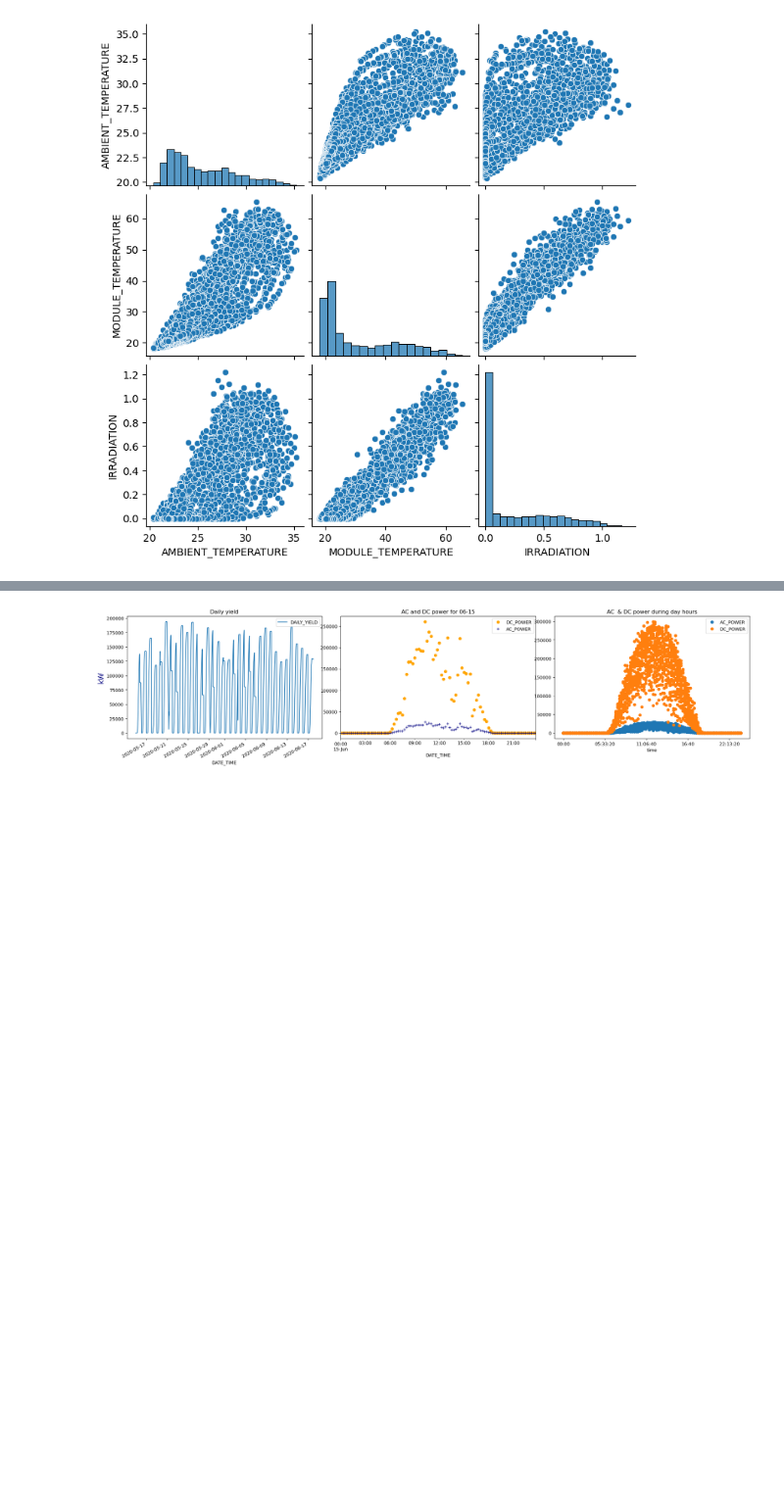
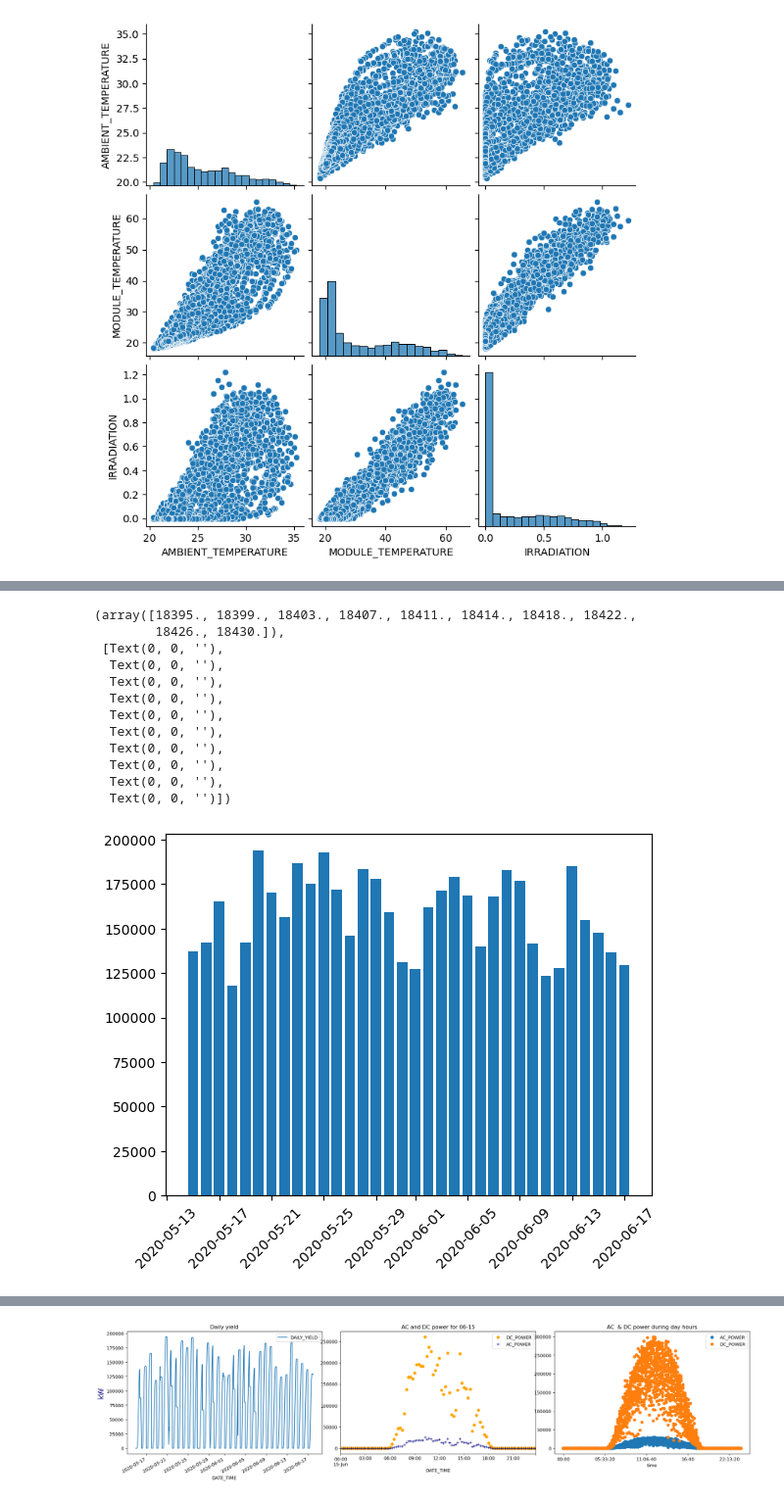
Before and after one commit to sedimir/SediMir, a Jupyter notebook: solar-power-generation.ipynb, the cells around one changed output, grey strips where cells are left out. Shown: that part at 98% size. Saved outputs shown, nothing was run; the diff lists cells and outputs as text; code cells hidden in the pictures; blank space fills up the shorter version.

```diff
--- a/solar-power-generation.ipynb
+++ b/solar-power-generation.ipynb
@@ -164,3 +112,0 @@ Text(0.5, 1.0, 'gen1c month')
-# %%
-gen1=gen1b.resample('15min').sum() # same as : gen1a.groupby('DATE_TIME').sum()
-gen1['time']=gen1.index.time
@@ -197,0 +132,17 @@ f.autofmt_xdate(rotation=45)
+# %%
+plt.bar(x=gen1.index.date, height=gen1.DAILY_YIELD)
+plt.xticks(rotation=45)
+# %% [output]
+(array([18395., 18399., 18403., 18407., 18411., 18414., 18418., 18422.,
+        18426., 18430.]),
+ [Text(0, 0, ''),
+  Text(0, 0, ''),
+  Text(0, 0, ''),
+  Text(0, 0, ''),
+  Text(0, 0, ''),
+  Text(0, 0, ''),
+  Text(0, 0, ''),
+  Text(0, 0, ''),
+  Text(0, 0, ''),
+  Text(0, 0, '')])
+[figure, added]
```
Also changed, not shown: parts of 15 cells of this notebook.
